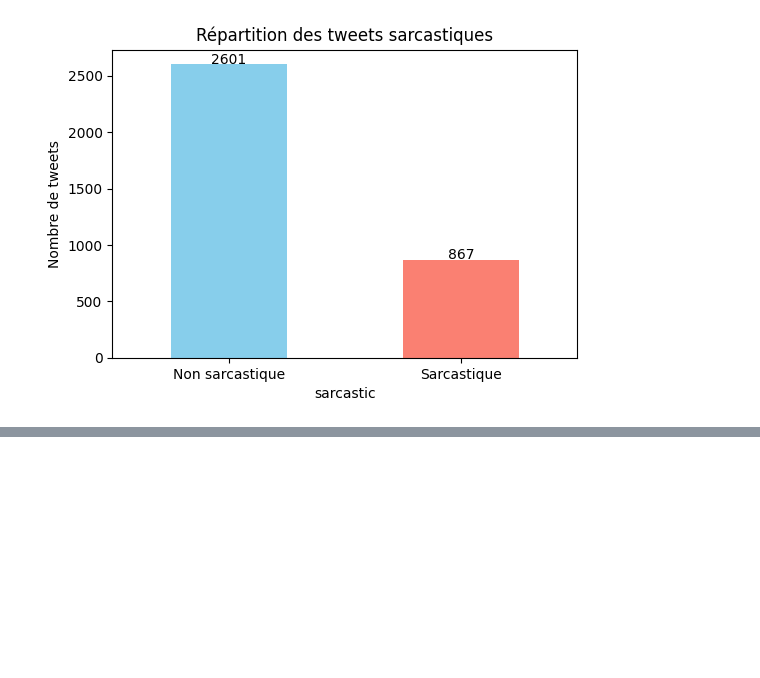
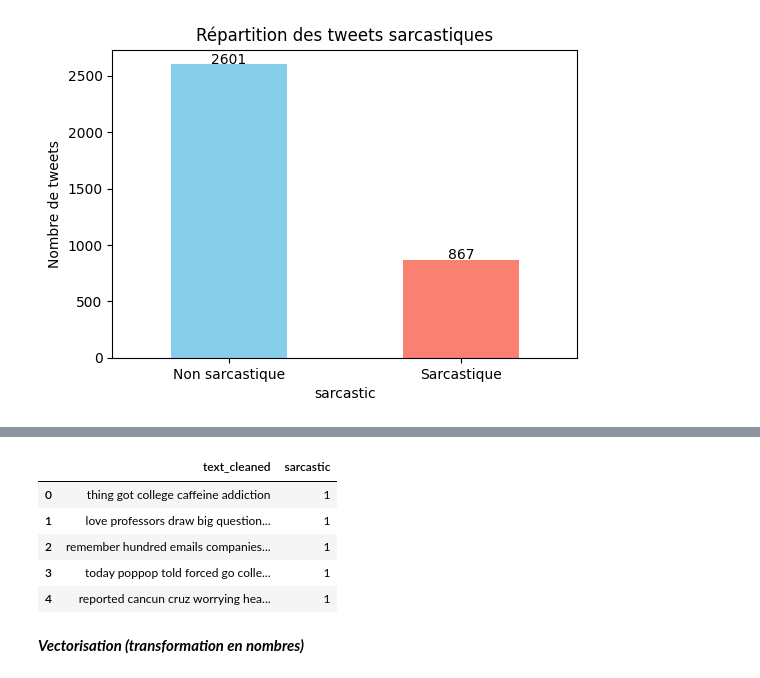
Before and after one commit to BrahimAbid004/iSarcasmEval_En_Project, a Jupyter notebook: nettoyage.ipynb, the cells around one changed output, grey strips where cells are left out. Cells and saved outputs as stored; diff of their text form; code cells hidden in the pictures; blank space fills up the shorter version.

```diff
--- a/nettoyage.ipynb
+++ b/nettoyage.ipynb
@@ -100,0 +139,12 @@ plt.show()
+# %%
+train_data=clean_data(train_data)[['text_cleaned','sarcastic']]
+train_data.head()
+# %% [output]
+|  | text_cleaned | sarcastic |
+| 0 | thing got college caffeine addiction | 1 |
+| 1 | love professors draw big question... | 1 |
+| 2 | remember hundred emails companies... | 1 |
+| 3 | today poppop told forced go colle... | 1 |
+| 4 | reported cancun cruz worrying hea... | 1 |
+# %% [markdown]
+***Vectorisation (transformation en nombres)***
```
Also changed, not shown: parts of 6 cells of this notebook.
